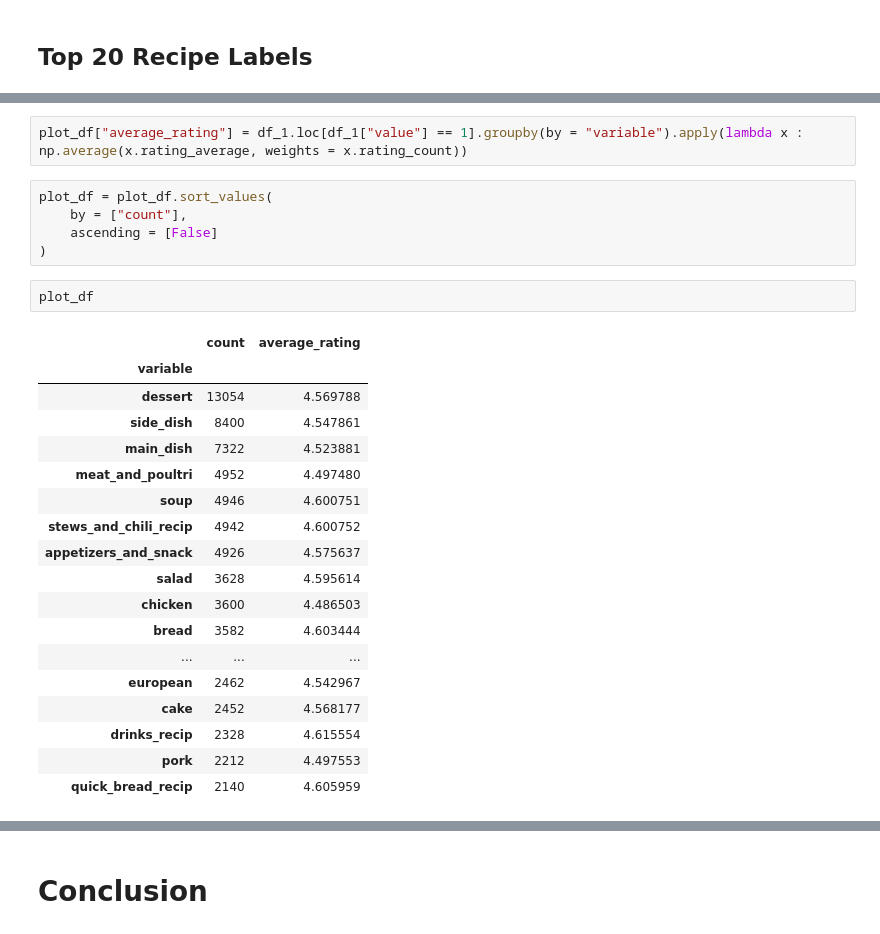
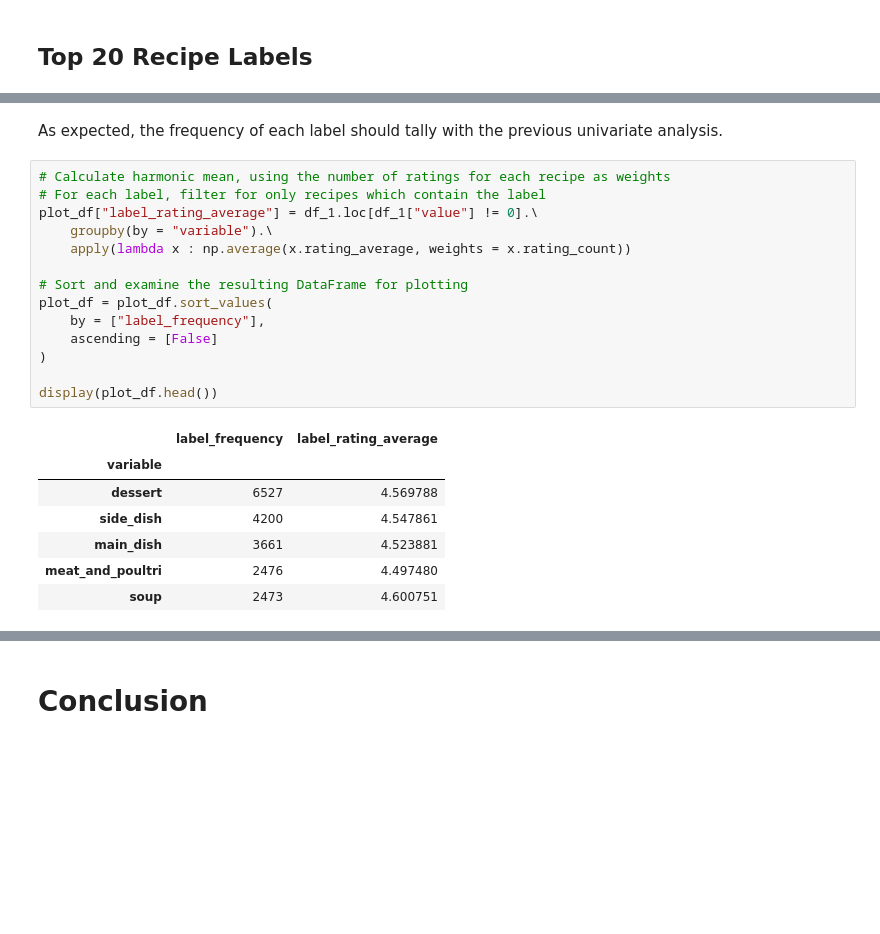
Before and after one commit to andrewyewcy/recipe_classifier, a Jupyter notebook: dev/2023-09-15-text-analysis-with-count-vectorizer.ipynb, the cells around one changed output, grey strips where cells are left out. Cells and saved outputs as stored; diff of their text form; blank space fills up the shorter version.

```diff
--- a/dev/2023-09-15-text-analysis-with-count-vectorizer.ipynb
+++ b/dev/2023-09-15-text-analysis-with-count-vectorizer.ipynb
@@ -746,28 +912,24 @@ plot_df.head()
+# %% [markdown]
+As expected, the frequency of each label should tally with the previous univariate analysis.
 # %%
-plot_df["average_rating"] = df_1.loc[df_1["value"] == 1].groupby(by = "variable").apply(lambda x : np.average(x.rating_average, weights = x.rating_count))
+# Calculate harmonic mean, using the number of ratings for each recipe as weights
+# For each label, filter for only recipes which contain the label
+plot_df["label_rating_average"] = df_1.loc[df_1["value"] != 0].\
+    groupby(by = "variable").\
+    apply(lambda x : np.average(x.rating_average, weights = x.rating_count))
+
+# Sort and examine the resulting DataFrame for plotting
+plot_df = plot_df.sort_values(
+    by = ["label_frequency"],
+    ascending = [False]
+)
+
+display(plot_df.head())
+# %% [output]
+|  | label_frequency | label_rating_average |
+| variable |  |  |
+| dessert | 6527 | 4.569788 |
+| side_dish | 4200 | 4.547861 |
+| main_dish | 3661 | 4.523881 |
+| meat_and_poultri | 2476 | 4.497480 |
+| soup | 2473 | 4.600751 |
-# %%
-plot_df = plot_df.sort_values(
-    by = ["count"],
-    ascending = [False]
-)
-# %%
-plot_df
-# %% [output]
-|  | count | average_rating |
-| variable |  |  |
-| dessert | 13054 | 4.569788 |
-| side_dish | 8400 | 4.547861 |
-| main_dish | 7322 | 4.523881 |
-| meat_and_poultri | 4952 | 4.497480 |
-| soup | 4946 | 4.600751 |
-| stews_and_chili_recip | 4942 | 4.600752 |
-| appetizers_and_snack | 4926 | 4.575637 |
-| salad | 3628 | 4.595614 |
-| chicken | 3600 | 4.486503 |
-| bread | 3582 | 4.603444 |
-| ... | ... | ... |
-| european | 2462 | 4.542967 |
-| cake | 2452 | 4.568177 |
-| drinks_recip | 2328 | 4.615554 |
-| pork | 2212 | 4.497553 |
-| quick_bread_recip | 2140 | 4.605959 |
```
Also changed, not shown: parts of 88 cells of this notebook, 1 other file.
